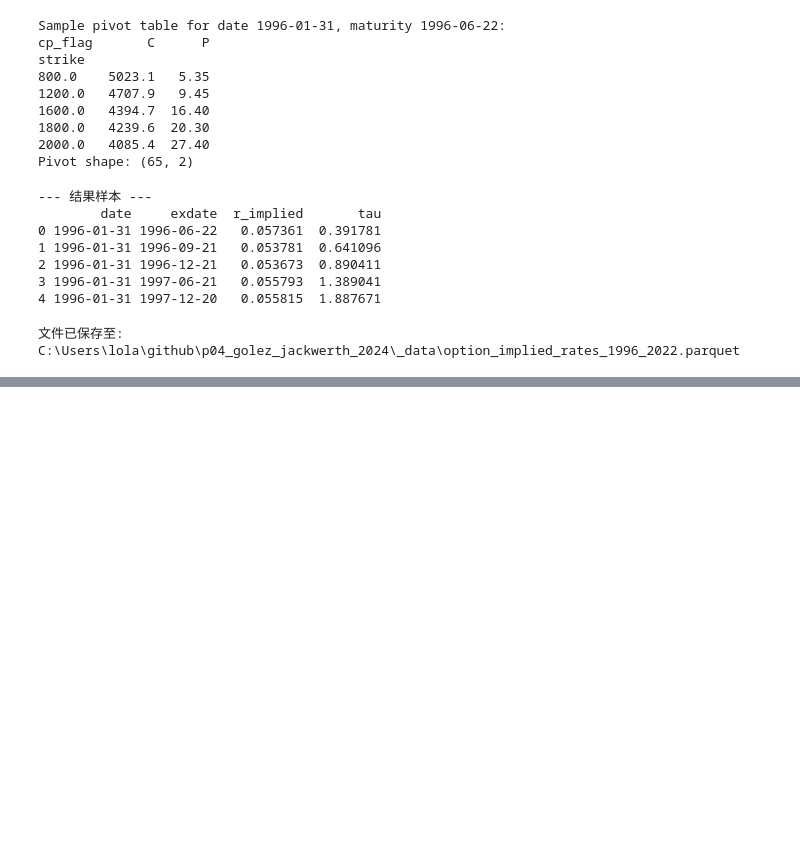
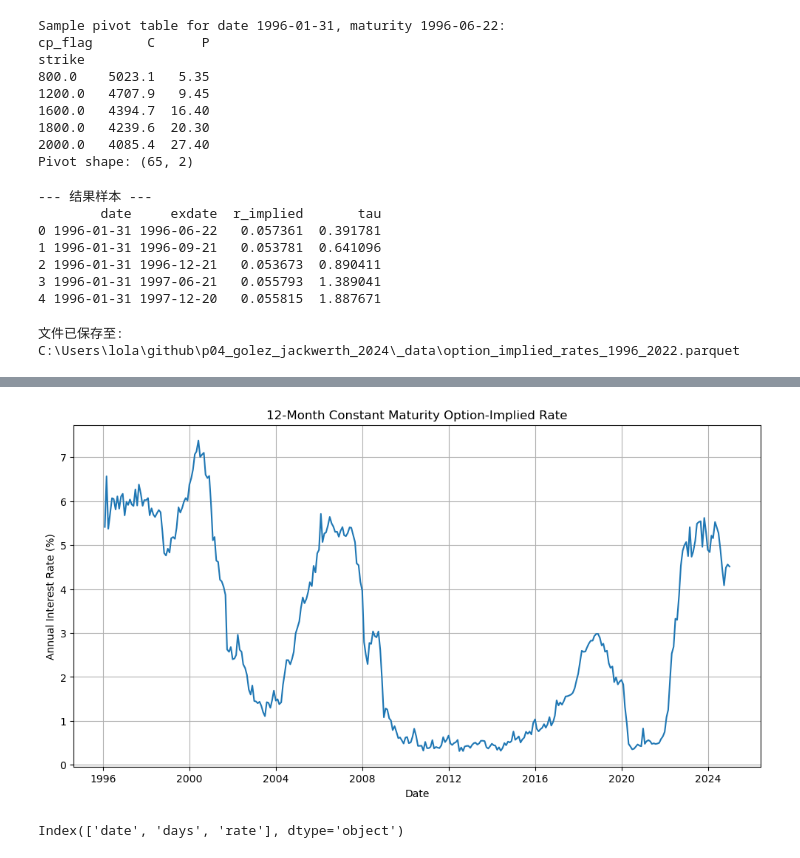
Before and after one commit to jlin12-cpu/p04_golez_jackwerth_2024, a Jupyter notebook: src/graph1.ipynb, the cells around one changed output, grey strips where cells are left out. Cells and saved outputs as stored; diff of their text form; code cells hidden in the pictures; blank space fills up the shorter version.

```diff
--- a/src/graph1.ipynb
+++ b/src/graph1.ipynb
@@ -319,0 +369,34 @@ print(f"文件已保存至: {save_path}")
+# %%
+def interpolate_1y(group):
+    group = group.sort_values("tau")
+
+    below = group[group["tau"] <= 1].tail(1)
+    above = group[group["tau"] > 1].head(1)
+
+    if len(below) == 1 and len(above) == 1:
+        t1, r1 = below["tau"].values[0], below["r_implied"].values[0]
+        t2, r2 = above["tau"].values[0], above["r_implied"].values[0]
+
+        # 线性插值
+        r_interp = r1 + (r2 - r1) * (1 - t1) / (t2 - t1)
+        return pd.Series({"r_1y": r_interp})
+    else:
+        return pd.Series({"r_1y": np.nan})
+
+df_interp = df.groupby("date").apply(interpolate_1y).dropna().reset_index()
+
+import pandas as pd
+import numpy as np
+import matplotlib.pyplot as plt
+
+plt.figure(figsize=(12,6))
+plt.plot(df_interp["date"], df_interp["r_1y"] * 100)
+
+plt.title("12-Month Constant Maturity Option-Implied Rate")
+plt.xlabel("Date")
+plt.ylabel("Annual Interest Rate (%)")
+plt.grid(True)
+
+plt.show()
+# %% [output]
+[figure, added]
@@ -319,0 +449,4 @@ print(f"文件已保存至: {save_path}")
+# %%
+df_zero.columns
+# %% [output]
+Index(['date', 'days', 'rate'], dtype='object')
```
Also changed, not shown: parts of 23 cells of this notebook.
